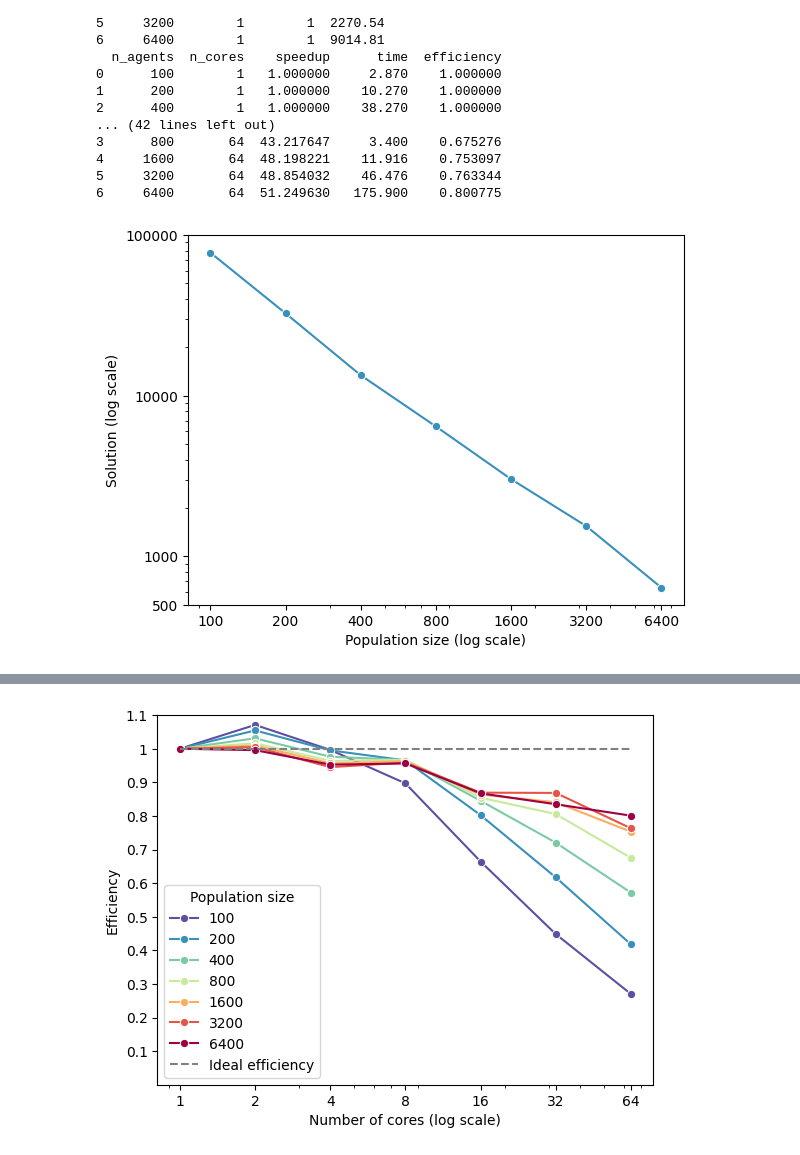
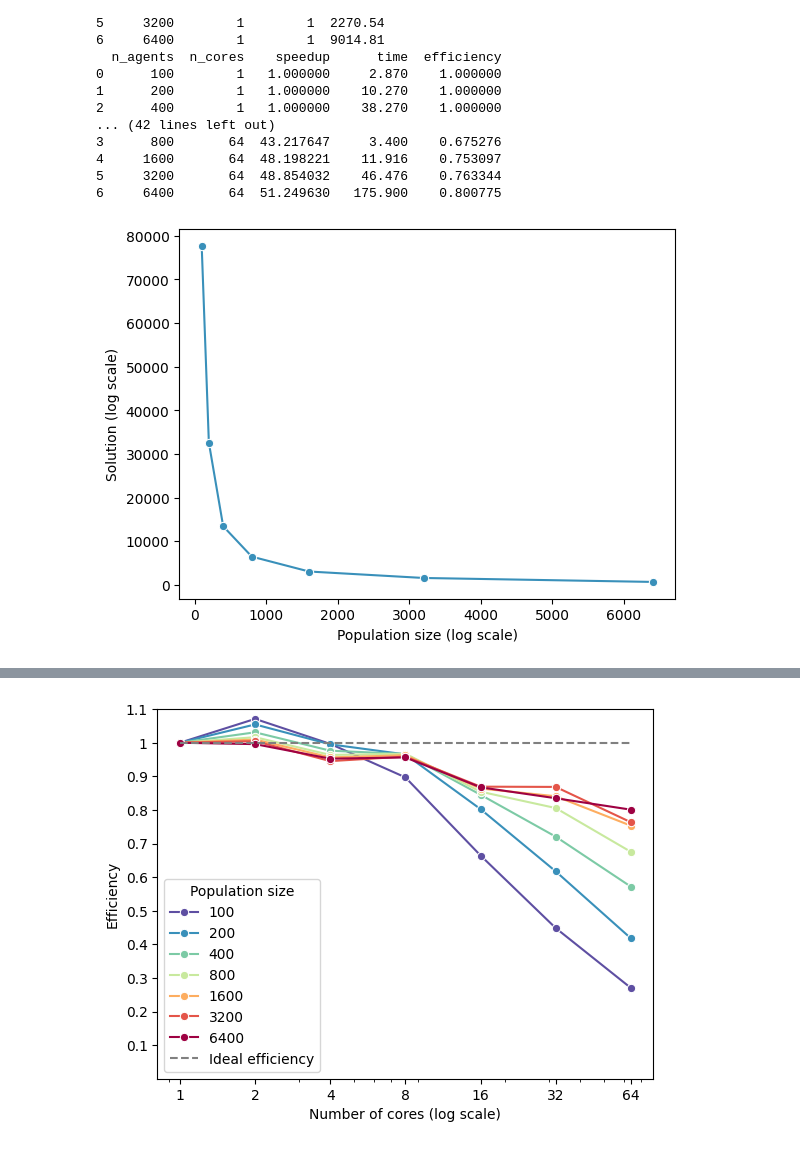
Before and after one commit to muraronicola/Parallel-implementation-of-Gravitational-Search-Algorithm, a Jupyter notebook: plots/plots.ipynb, the cells around one changed output, grey strips where cells are left out. Drawn from its saved outputs; the diff is of its cells as text; code cells hidden in the pictures.

Commit message:
added plots

```diff
--- a/plots/plots.ipynb
+++ b/plots/plots.ipynb
@@ -158,22 +158,23 @@ one_color = custom_palette[1]
 # %%
 figure_1 = plt.figure()
 ax = plt.gca()
 
-sns.lineplot(x='x', y='y', data=result_value, marker="o", ax=ax, dashes=False, color=one_color,)
+sns.lineplot(x='x', y='y', data=result_value, marker="o", ax=ax, dashes=False, color=one_color)
+
 ax.set_ylabel('Solution (log scale)')
 ax.set_xlabel('Population size (log scale)')
-ax.set_xscale('log')
-ax.set_yscale('log')
+#ax.set_xscale('log')
+#ax.set_yscale('log')
 
-ax.set_xticks([100, 200, 400, 800, 1600, 3200, 6400])
-ax.set_xticklabels([100, 200, 400, 800, 1600, 3200, 6400])
-ax.set_yticks([500, 1000, 10000, 100000])
-ax.set_yticklabels([500, 1000, 10000, 100000])
+#ax.set_xticks([100, 200, 400, 800, 1600, 3200, 6400])
+#ax.set_xticklabels([100, 200, 400, 800, 1600, 3200, 6400])
+#ax.set_yticks([500, 1000, 10000, 100000])
+#ax.set_yticklabels([500, 1000, 10000, 100000])
 
 #sns.regplot(x="x", y="y", data=data, ax=ax, ci=None, scatter=False, color='red');
 
 
 plt.show()
-figure_1.savefig('evaluation_solution.png')
+#figure_1.savefig('evaluation_solution.png')
 # %% [output]
-[figure, old version]
+[figure, new version]
```
Also changed, not shown: parts of 2 cells of this notebook, 7 other files.
